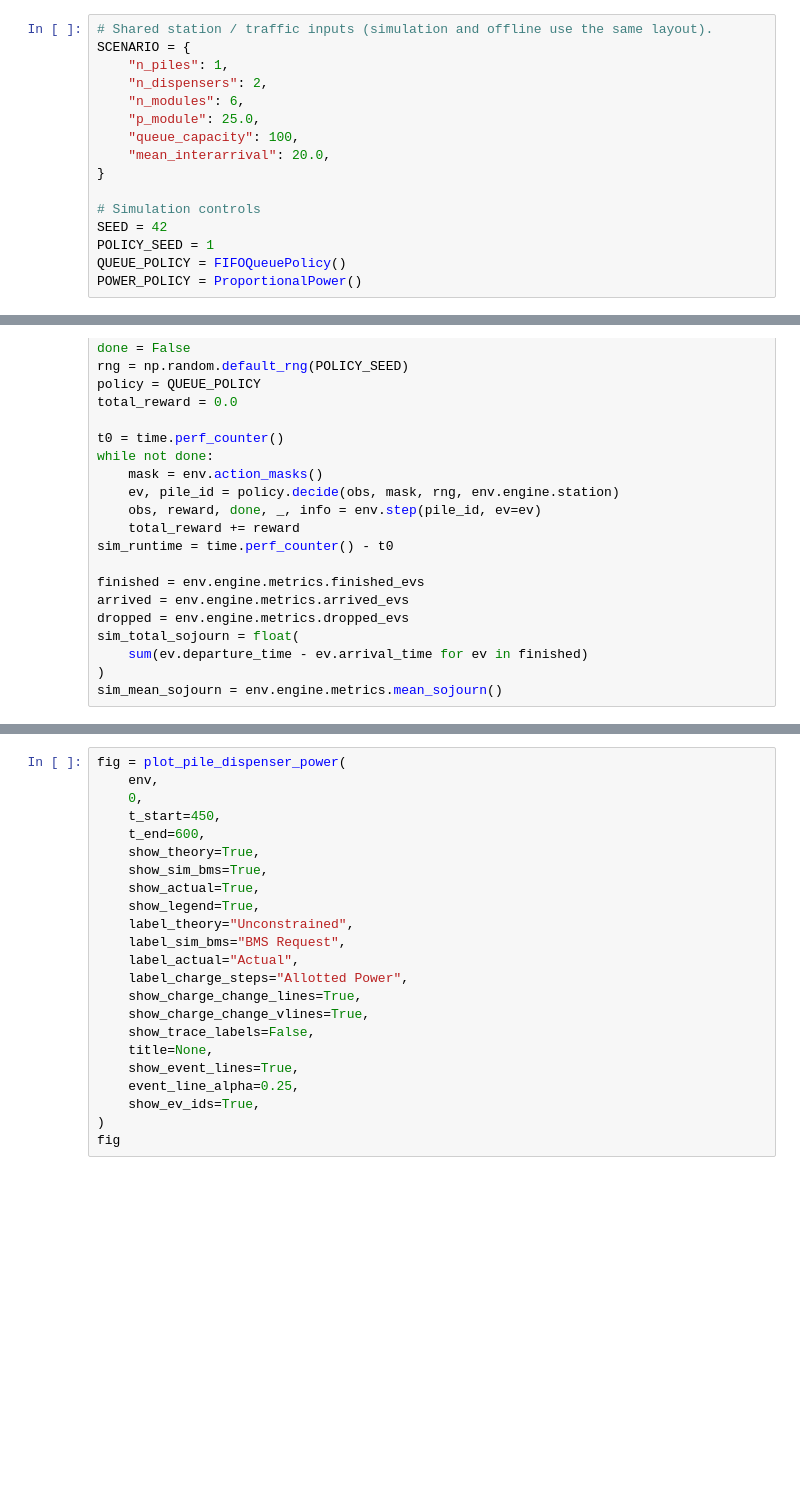
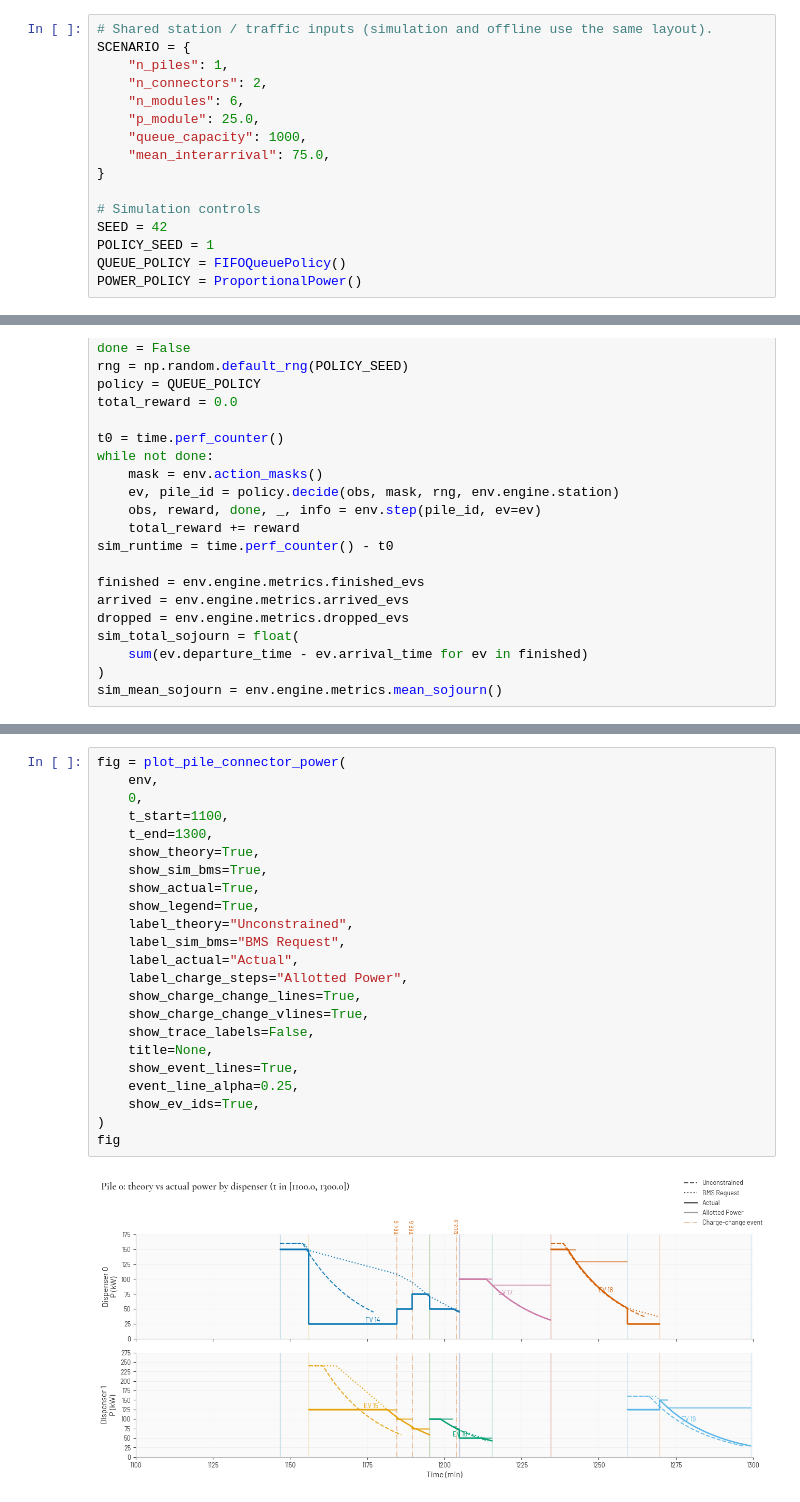
Before and after one commit to saneiimo/ChargingStationQueueing, a Jupyter notebook: simulate_episode.ipynb, the cells around one changed output, grey strips where cells are left out. Saved outputs shown, nothing was run; the diff lists cells and outputs as text; blank space fills up the shorter version.

```diff
--- a/simulate_episode.ipynb
+++ b/simulate_episode.ipynb
@@ -30,11 +31,11 @@ from visualization.pile_power import plot_pile_dispenser_power
 # Shared station / traffic inputs (simulation and offline use the same layout).
 SCENARIO = {
     "n_piles": 1,
-    "n_dispensers": 2,
+    "n_connectors": 2,
     "n_modules": 6,
     "p_module": 25.0,
-    "queue_capacity": 100,
-    "mean_interarrival": 20.0,
+    "queue_capacity": 1000,
+    "mean_interarrival": 75.0,
 }
 
 # Simulation controls
@@ -262,23 +418,25 @@ reo_q = report_queueing_laws(env, verbose=True)
 # %%
-fig = plot_pile_dispenser_power(
+fig = plot_pile_connector_power(
     env,
     0,
-    t_start=450,
-    t_end=600,
+    t_start=1100,
+    t_end=1300,
     show_theory=True,
     show_sim_bms=True,
     show_actual=True,
     show_legend=True,
     label_theory="Unconstrained",
     label_sim_bms="BMS Request",
     label_actual="Actual",
     label_charge_steps="Allotted Power",
     show_charge_change_lines=True,
     show_charge_change_vlines=True,
     show_trace_labels=False,
     title=None,
     show_event_lines=True,
     event_line_alpha=0.25,
     show_ev_ids=True,
 )
 fig
+# %% [output]
+[figure, added]
```
Also changed, not shown: parts of 17 cells of this notebook, 18 other files.
